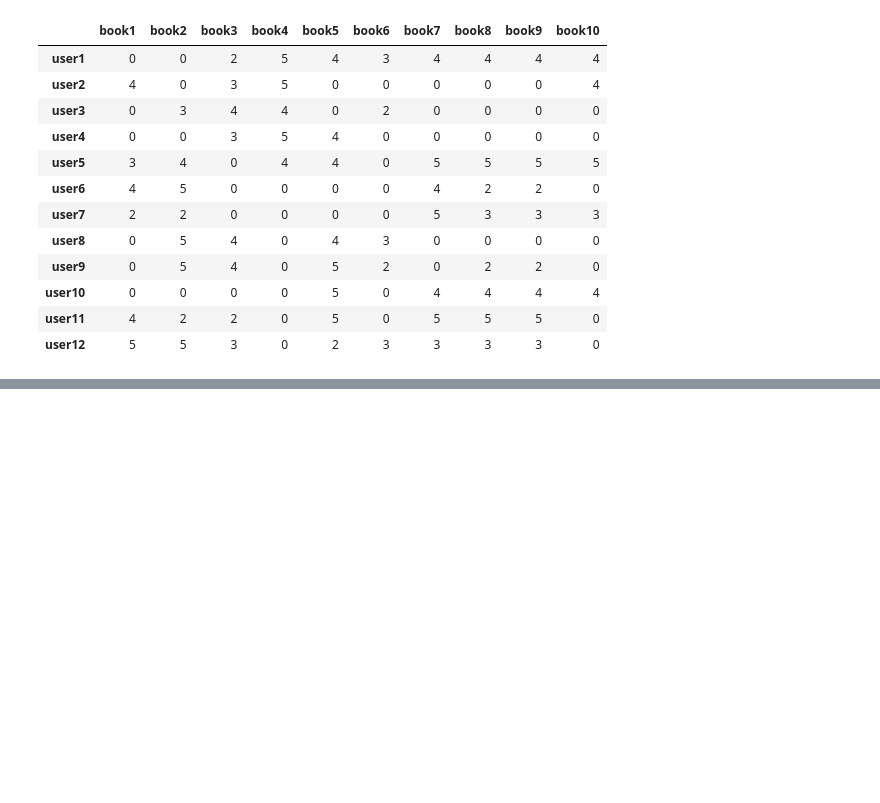
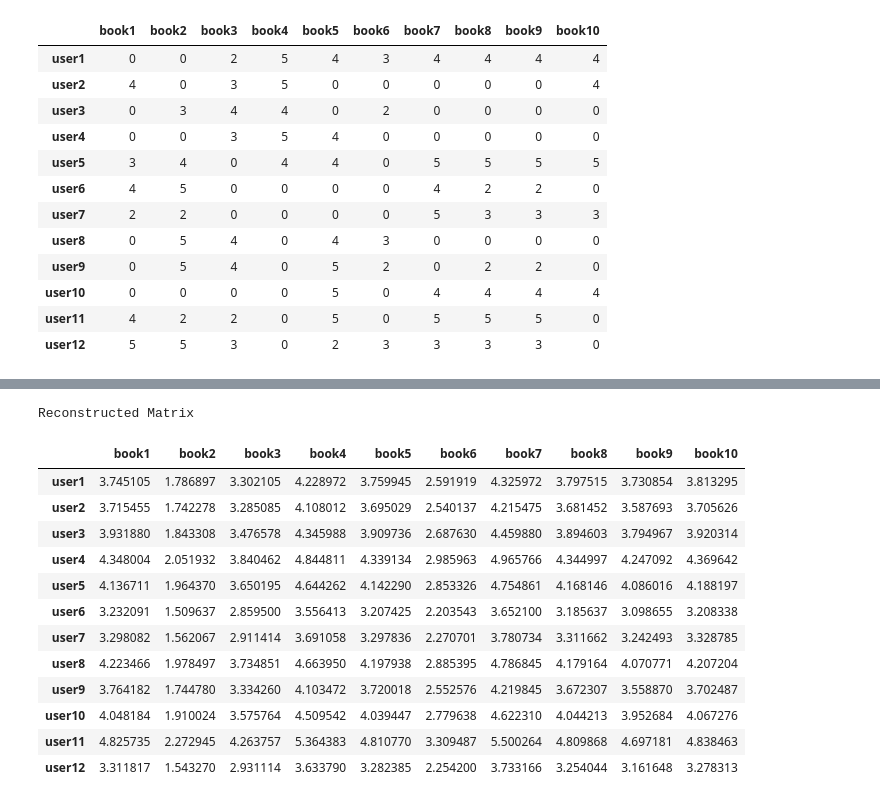
Before and after one commit to pavsingh7/Masters-Dissertation, a Jupyter notebook: Code/6 mf_collab_filtering.ipynb, the cells around one changed output, grey strips where cells are left out. Drawn from its saved outputs; the diff is of its cells as text; code cells hidden in the pictures; blank space fills up the shorter version.

```diff
--- a/Code/6 mf_collab_filtering.ipynb
+++ b/Code/6 mf_collab_filtering.ipynb
@@ -280,0 +396,70 @@ NameError: name 'update_user' is not defined
+# %%
+x = pd.read_csv(r"C:\Users\e1002902\Documents\GitHub Repository\Masters-Dissertation\Code\temp_data.csv", index_col=0)
+
+# create a copy of the original matrix to store hidden ratings
+x_hidden = x.copy()
+indices_tracker = []
+
+# identifies rated books and randomly selects 2 books to hide ratings for each user
+np.random.seed(10)  # You can use any integer value as the seed
+for user_id in range(x_hidden.shape[0]):
+    rated_books = np.where(x_hidden.iloc[user_id, :] > 0)[0]
+    hidden_indices = np.random.choice(rated_books, min(2, len(rated_books)), replace=False)
+    indices_tracker.append(hidden_indices)
+    x_hidden.iloc[user_id, hidden_indices] = 0
+
+# check tracker - all hidden ratings
+indices_tracker = pd.DataFrame(indices_tracker).to_numpy()
+
+# flattened
+indices_tracker_flat = indices_tracker.flatten()
+# %%
+def matrix_factorization_als(R, K, steps=5000, alpha=0.0001, reg_param=0.001):
+    N, M = R.shape
+    P = np.random.rand(N, K) * 0.01
+    Q = np.random.rand(M, K) * 0.01
+
+    for step in range(steps):
+        for i in range(len(R)):
+            for j in range(len(R[i])):
+                if R[i][j] > 0:
+                    eij = R[i][j] - np.dot(P[i, :], Q[j, :].T)
+                    P_norm = np.linalg.norm(P[i, :], 2)
+                    Q_norm = np.linalg.norm(Q[j, :], 2)
+                    P[i, :] = P[i, :] + alpha * (2 * eij * Q[j, :] - reg_param * P_norm)
+                    Q[j, :] = Q[j, :] + alpha * (2 * eij * P[i, :] - reg_param * Q_norm)
+
+        e = 0
+        for i in range(len(R)):
+            for j in range(len(R[i])):
+                if R[i][j] > 0:
+                    e = e + pow(R[i][j] - np.dot(P[i, :], Q[j, :].T), 2)
+        if e < 0.001:
+            break
+
+    return P, Q
+
+
+# apply matrix factorization using alternating least squares
+nP, nQ = matrix_factorization_als(R = x_hidden.values, K=2)
+nR = np.dot(nP, nQ.T)
+
+# view reconstructed matrix
+print("Reconstructed Matrix")
+nR = pd.DataFrame(nR, index=x_hidden.index, columns=x_hidden.columns)
+nR
+# %% [output]
+Reconstructed Matrix
+|  | book1 | book2 | book3 | book4 | book5 | book6 | book7 | book8 | book9 | book10 |
+| user1 | 3.745105 | 1.786897 | 3.302105 | 4.228972 | 3.759945 | 2.591919 | 4.325972 | 3.797515 | 3.730854 | 3.813295 |
+| user2 | 3.715455 | 1.742278 | 3.285085 | 4.108012 | 3.695029 | 2.540137 | 4.215475 | 3.681452 | 3.587693 | 3.705626 |
+| user3 | 3.931880 | 1.843308 | 3.476578 | 4.345988 | 3.909736 | 2.687630 | 4.459880 | 3.894603 | 3.794967 | 3.920314 |
+| user4 | 4.348004 | 2.051932 | 3.840462 | 4.844811 | 4.339134 | 2.985963 | 4.965766 | 4.344997 | 4.247092 | 4.369642 |
+| user5 | 4.136711 | 1.964370 | 3.650195 | 4.644262 | 4.142290 | 2.853326 | 4.754861 | 4.168146 | 4.086016 | 4.188197 |
+| user6 | 3.232091 | 1.509637 | 2.859500 | 3.556413 | 3.207425 | 2.203543 | 3.652100 | 3.185637 | 3.098655 | 3.208338 |
+| user7 | 3.298082 | 1.562067 | 2.911414 | 3.691058 | 3.297836 | 2.270701 | 3.780734 | 3.311662 | 3.242493 | 3.328785 |
+| user8 | 4.223466 | 1.978497 | 3.734851 | 4.663950 | 4.197938 | 2.885395 | 4.786845 | 4.179164 | 4.070771 | 4.207204 |
+| user9 | 3.764182 | 1.744780 | 3.334260 | 4.103472 | 3.720018 | 2.552576 | 4.219845 | 3.672307 | 3.558870 | 3.702487 |
+| user10 | 4.048184 | 1.910024 | 3.575764 | 4.509542 | 4.039447 | 2.779638 | 4.622310 | 4.044213 | 3.952684 | 4.067276 |
+| user11 | 4.825735 | 2.272945 | 4.263757 | 5.364383 | 4.810770 | 3.309487 | 5.500264 | 4.809868 | 4.697181 | 4.838463 |
+| user12 | 3.311817 | 1.543270 | 2.931114 | 3.633790 | 3.282385 | 2.254200 | 3.733166 | 3.254044 | 3.161648 | 3.278313 |
```
Also changed, not shown: parts of 23 cells of this notebook.
